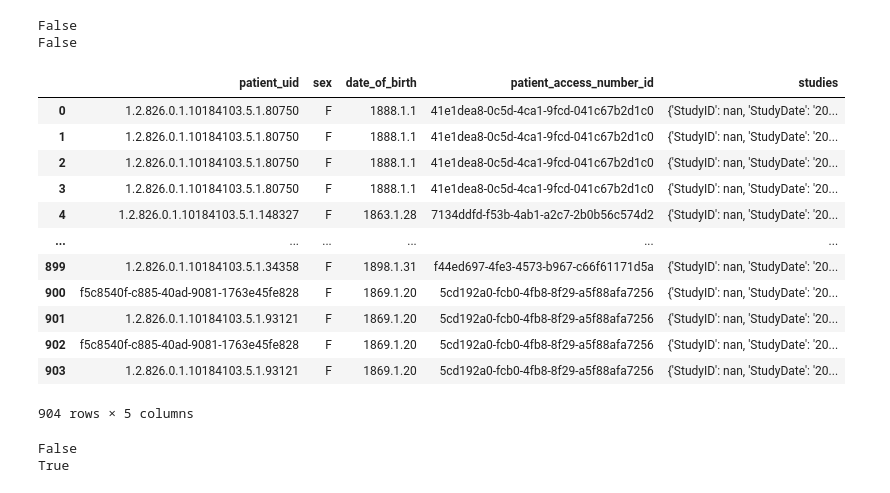
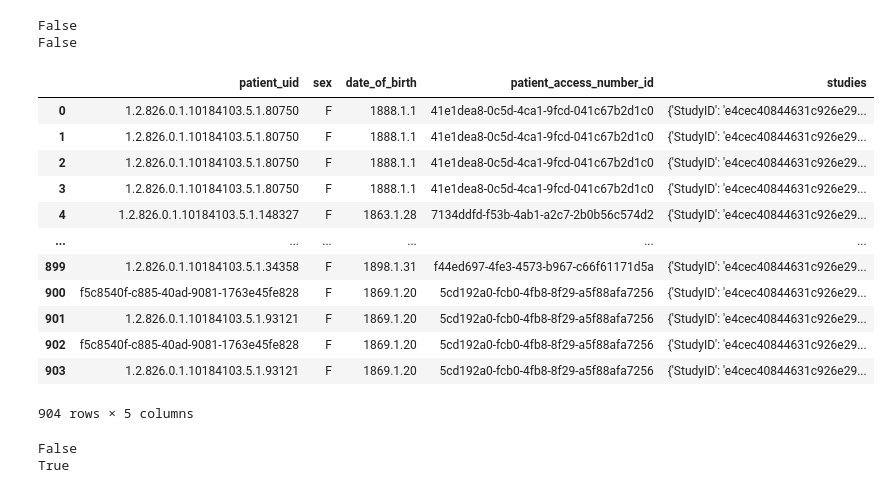
Before and after one commit to MaxKumundzhiev/Practices-for-Engineers, a Jupyter notebook: CompaniesPractices/Company10/Untitled1.ipynb, the cells around one changed output. Drawn from its saved outputs; the diff is of its cells as text; code cells hidden in the pictures.

```diff
--- a/CompaniesPractices/Company10/Untitled1.ipynb
+++ b/CompaniesPractices/Company10/Untitled1.ipynb
@@ -67,51 +67,46 @@ for patient_index, patient in enumerate(tqdm(pac_data)):
         'patient_uid': patient_id,
         'sex': patient_gender,
         'date_of_birth': patient_date_of_birth, # should be obtained from RIS file
         'patient_access_number_id': patient_access_number,
-        'studies': {'StudyID': StudyID if not len(StudyID) == 0 else np.nan,
+        'studies': {'StudyID': salty_hash(str(StudyID)),
                     'StudyDate': StudyDate if not len(StudyDate) == 0 else np.nan,
                     'StudyTime': StudyTime if not len(StudyTime) == 0 else np.nan,
                     'StudyDescription': StudyDescription if not len(StudyDescription) == 0 else np.nan,
                     'StudyInstanceUID': StudyInstanceUID if not len(StudyInstanceUID) == 0 else np.nan,
-                    'StudyStatusID': StudyStatusID if not len(StudyStatusID) == 0 else np.nan,
+                    'StudyStatusID': salty_hash(str(StudyStatusID)),
                     'StudyComments': StudyComments if not len(StudyComments) == 0 else np.nan,
                     }
     }
 
     rows.append(buffer_row)
-
-
-# # write results to file
-# with open("/Users/macbook/Desktop/full_pac_json.txt", "w") as file:
-#     file.write(json.dumps(rows))
 
 # pass dict with all records into pandas DataFrame
 pac_df = pd.DataFrame.from_dict(rows)
 
 # check whether we have any unique identifier of the table (column related to id)
 print((pac_df['patient_uid'].is_unique))
 print((pac_df['patient_access_number_id'].is_unique))
 
 # [False, False] <- that means we currently can not use any of 2 related to id
 # columns as unique identifer of table
 # As well, it we should apply some changes. For that we need RIS DataFrame.
 
 pac_df
 # %% [output]
 False
 False
 |  | patient_uid | sex | date_of_birth | patient_access_number_id | studies |
-| 0 | 1.2.826.0.1.10184103.5.1.80750 | F | 1888.1.1 | 41e1dea8-0c5d-4ca1-9fcd-041c67b2d1c0 | {'StudyID': nan, 'StudyDate': '20... |
-| 1 | 1.2.826.0.1.10184103.5.1.80750 | F | 1888.1.1 | 41e1dea8-0c5d-4ca1-9fcd-041c67b2d1c0 | {'StudyID': nan, 'StudyDate': '20... |
-| 2 | 1.2.826.0.1.10184103.5.1.80750 | F | 1888.1.1 | 41e1dea8-0c5d-4ca1-9fcd-041c67b2d1c0 | {'StudyID': nan, 'StudyDate': '20... |
-| 3 | 1.2.826.0.1.10184103.5.1.80750 | F | 1888.1.1 | 41e1dea8-0c5d-4ca1-9fcd-041c67b2d1c0 | {'StudyID': nan, 'StudyDate': '20... |
-| 4 | 1.2.826.0.1.10184103.5.1.148327 | F | 1863.1.28 | 7134ddfd-f53b-4ab1-a2c7-2b0b56c574d2 | {'StudyID': nan, 'StudyDate': '20... |
+| 0 | 1.2.826.0.1.10184103.5.1.80750 | F | 1888.1.1 | 41e1dea8-0c5d-4ca1-9fcd-041c67b2d1c0 | {'StudyID': 'e4cec40844631c926e29... |
+| 1 | 1.2.826.0.1.10184103.5.1.80750 | F | 1888.1.1 | 41e1dea8-0c5d-4ca1-9fcd-041c67b2d1c0 | {'StudyID': 'e4cec40844631c926e29... |
+| 2 | 1.2.826.0.1.10184103.5.1.80750 | F | 1888.1.1 | 41e1dea8-0c5d-4ca1-9fcd-041c67b2d1c0 | {'StudyID': 'e4cec40844631c926e29... |
+| 3 | 1.2.826.0.1.10184103.5.1.80750 | F | 1888.1.1 | 41e1dea8-0c5d-4ca1-9fcd-041c67b2d1c0 | {'StudyID': 'e4cec40844631c926e29... |
+| 4 | 1.2.826.0.1.10184103.5.1.148327 | F | 1863.1.28 | 7134ddfd-f53b-4ab1-a2c7-2b0b56c574d2 | {'StudyID': 'e4cec40844631c926e29... |
 | ... | ... | ... | ... | ... | ... |
-| 899 | 1.2.826.0.1.10184103.5.1.34358 | F | 1898.1.31 | f44ed697-4fe3-4573-b967-c66f61171d5a | {'StudyID': nan, 'StudyDate': '20... |
-| 900 | f5c8540f-c885-40ad-9081-1763e45fe828 | F | 1869.1.20 | 5cd192a0-fcb0-4fb8-8f29-a5f88afa7256 | {'StudyID': nan, 'StudyDate': '20... |
-| 901 | 1.2.826.0.1.10184103.5.1.93121 | F | 1869.1.20 | 5cd192a0-fcb0-4fb8-8f29-a5f88afa7256 | {'StudyID': nan, 'StudyDate': '20... |
-| 902 | f5c8540f-c885-40ad-9081-1763e45fe828 | F | 1869.1.20 | 5cd192a0-fcb0-4fb8-8f29-a5f88afa7256 | {'StudyID': nan, 'StudyDate': '20... |
-| 903 | 1.2.826.0.1.10184103.5.1.93121 | F | 1869.1.20 | 5cd192a0-fcb0-4fb8-8f29-a5f88afa7256 | {'StudyID': nan, 'StudyDate': '20... |
+| 899 | 1.2.826.0.1.10184103.5.1.34358 | F | 1898.1.31 | f44ed697-4fe3-4573-b967-c66f61171d5a | {'StudyID': 'e4cec40844631c926e29... |
+| 900 | f5c8540f-c885-40ad-9081-1763e45fe828 | F | 1869.1.20 | 5cd192a0-fcb0-4fb8-8f29-a5f88afa7256 | {'StudyID': 'e4cec40844631c926e29... |
+| 901 | 1.2.826.0.1.10184103.5.1.93121 | F | 1869.1.20 | 5cd192a0-fcb0-4fb8-8f29-a5f88afa7256 | {'StudyID': 'e4cec40844631c926e29... |
+| 902 | f5c8540f-c885-40ad-9081-1763e45fe828 | F | 1869.1.20 | 5cd192a0-fcb0-4fb8-8f29-a5f88afa7256 | {'StudyID': 'e4cec40844631c926e29... |
+| 903 | 1.2.826.0.1.10184103.5.1.93121 | F | 1869.1.20 | 5cd192a0-fcb0-4fb8-8f29-a5f88afa7256 | {'StudyID': 'e4cec40844631c926e29... |
 904 rows × 5 columns
 # %%
 # 2 Step. Retrieve and form RIS full dataset
```
Also changed, not shown: parts of 8 cells of this notebook, 6 other files.
